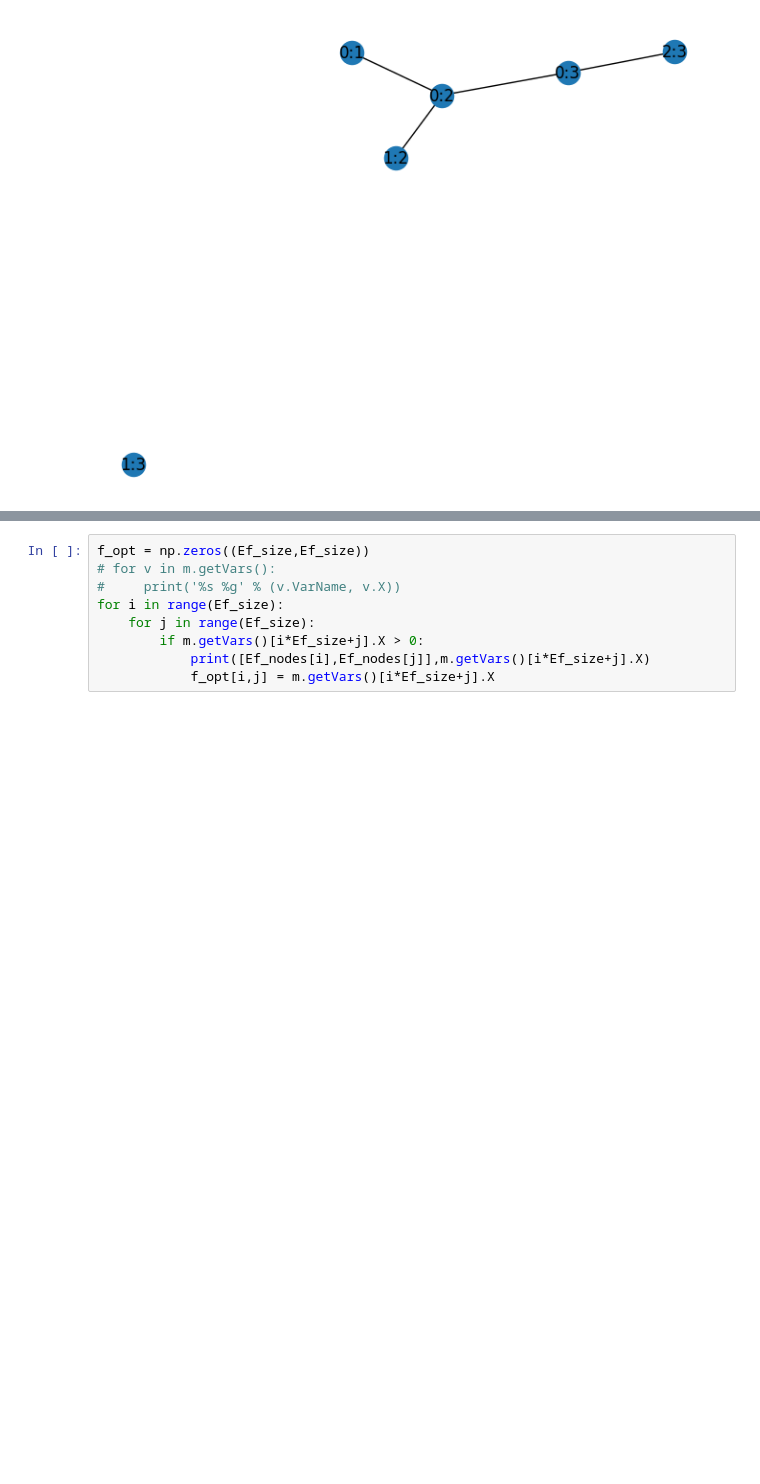
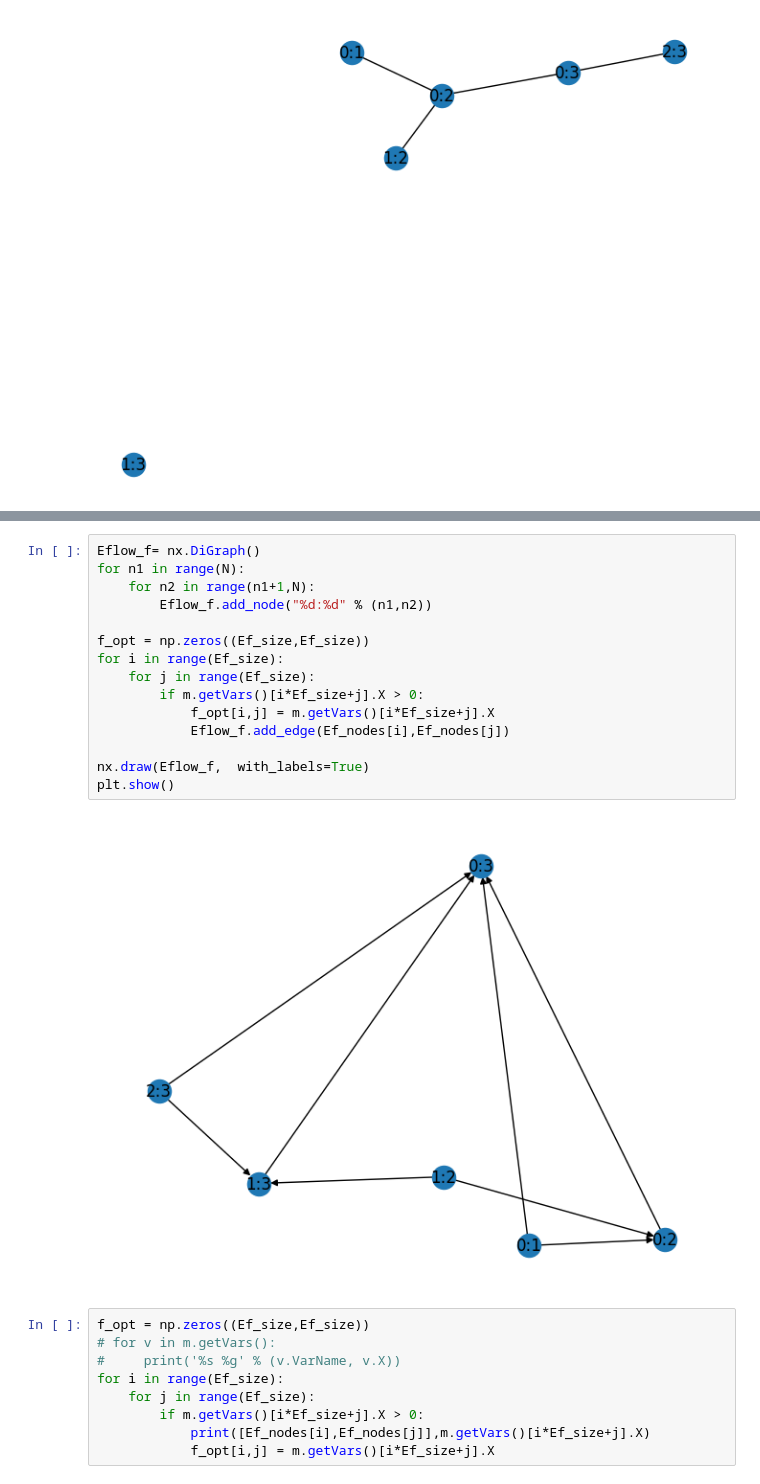
Before and after one commit to hassan-shap/QNUM, a Jupyter notebook: linear-chain.ipynb, the cells around one changed output, grey strips where cells are left out. Cells and saved outputs as stored; diff of their text form; blank space fills up the shorter version.

```diff
--- a/linear-chain.ipynb
+++ b/linear-chain.ipynb
@@ -372,3 +383,20 @@ Optimal objective  5.000000000e-03
+# %%
+Eflow_f= nx.DiGraph()
+for n1 in range(N):
+    for n2 in range(n1+1,N):
+        Eflow_f.add_node("%d:%d" % (n1,n2))
+
+f_opt = np.zeros((Ef_size,Ef_size))
+for i in range(Ef_size):
+    for j in range(Ef_size):
+        if m.getVars()[i*Ef_size+j].X > 0:
+            f_opt[i,j] = m.getVars()[i*Ef_size+j].X
+            Eflow_f.add_edge(Ef_nodes[i],Ef_nodes[j])
+
+nx.draw(Eflow_f,  with_labels=True)
+plt.show()
+# %% [output]
+[figure, added]
 # %%
 f_opt = np.zeros((Ef_size,Ef_size))
 # for v in m.getVars():
```
Also changed, not shown: parts of 4 cells of this notebook, 3 other files.
